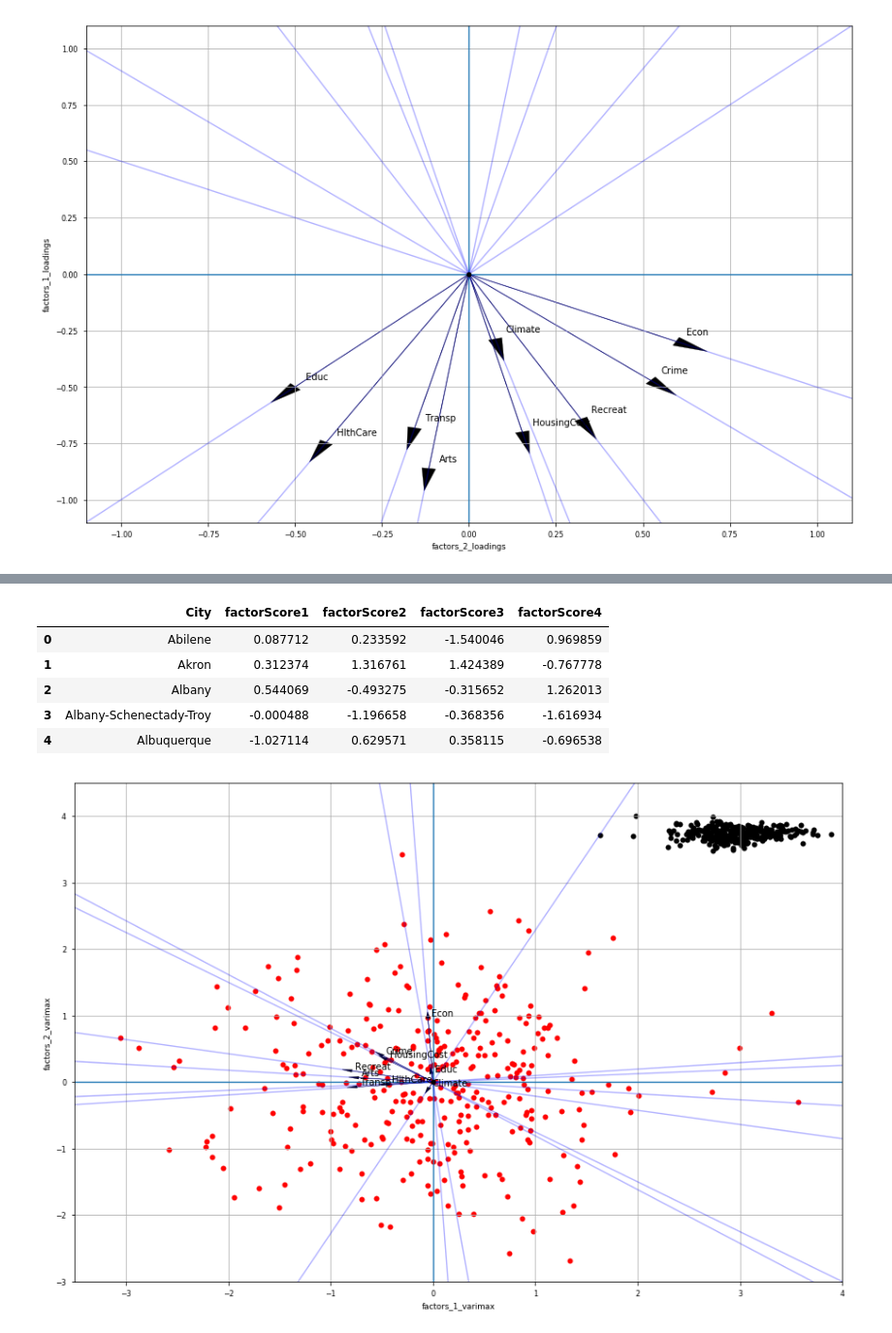
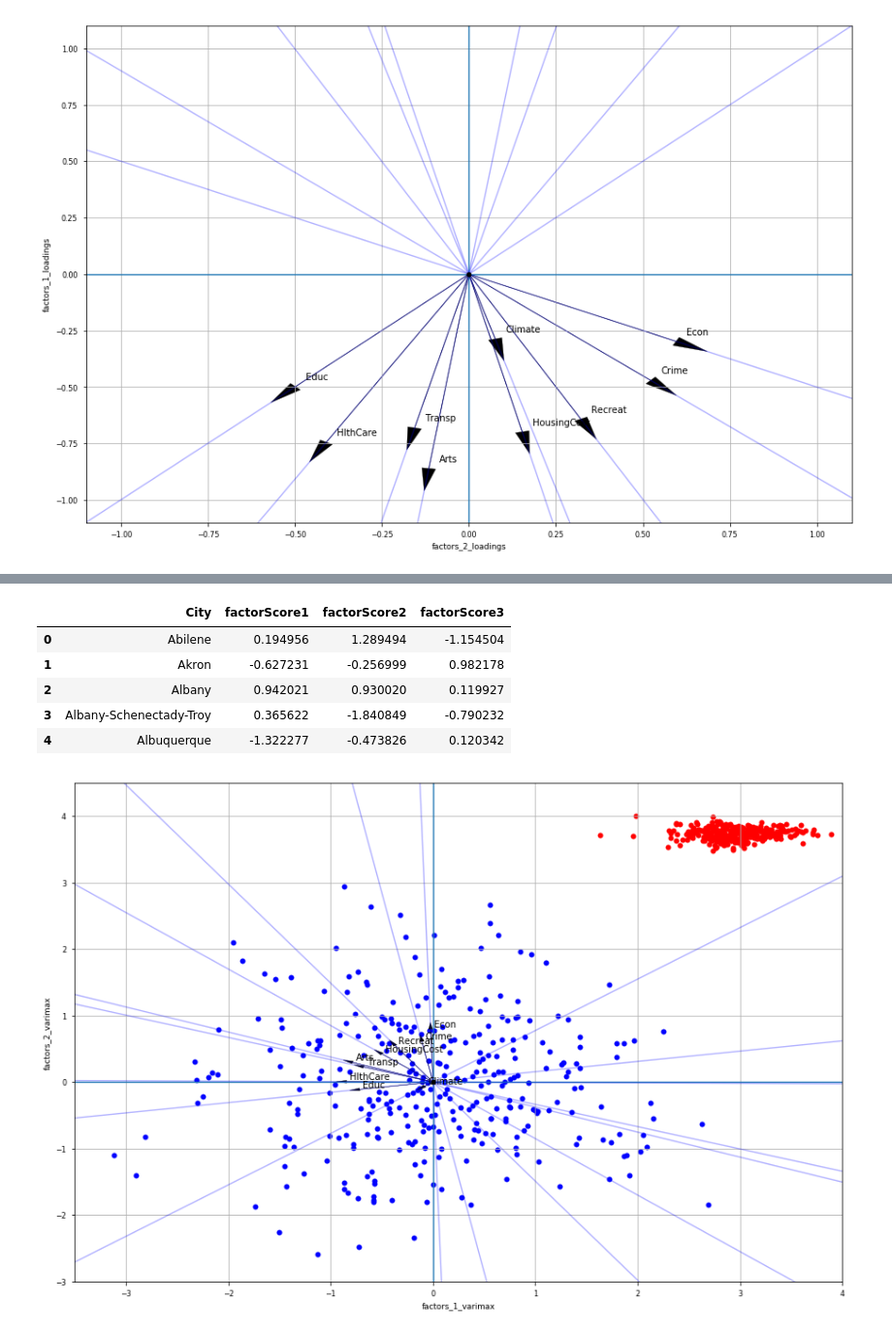
Before and after one commit to ErickEduardoAH/AnalisisMultivariado, a Jupyter notebook: 3.2 - Interdependence Spectral Analysis - factor analysis.ipynb, the cells around one changed output, grey strips where cells are left out. Shown at 97% size. Drawn from its saved outputs; the diff is of its cells as text; code cells hidden in the pictures.

Commit message:
agrego biplot de 3 factores

```diff
--- a/3.2 - Interdependence Spectral Analysis - factor analysis.ipynb
+++ b/3.2 - Interdependence Spectral Analysis - factor analysis.ipynb
@@ -191,7 +191,7 @@ def computeCommunalities(factorLoadingsPD):
     factorLoadingsPD[['residual_correlation']]=1-factorLoadingsPD[['communalities']]
     return factorLoadingsPD
 # %%
-k=4
+k=3
 factorLoadingsPD = pd.DataFrame(np.dot(eigenVectors,sqrtLambda[:,:k]),\
                                 columns=['factors_'+str(i+1)+'_loadings' for i in range(0,k)],\
                                 index=features)
@@ -282,19 +281,19 @@ factorScoresDF = sdPlatecRated.rdd.map(lambda r:((r[0]),)+\
                  .toDF(idCol+['factorScore'+str(i) for i in range(1,k+1)])
 factorScoresDF.limit(5).toPandas()
 # %% [output]
-|  | City | factorScore1 | factorScore2 | factorScore3 | factorScore4 |
-| 0 | Abilene | 0.087712 | 0.233592 | -1.540046 | 0.969859 |
-| 1 | Akron | 0.312374 | 1.316761 | 1.424389 | -0.767778 |
-| 2 | Albany | 0.544069 | -0.493275 | -0.315652 | 1.262013 |
-| 3 | Albany-Schenectady-Troy | -0.000488 | -1.196658 | -0.368356 | -1.616934 |
-| 4 | Albuquerque | -1.027114 | 0.629571 | 0.358115 | -0.696538 |
+|  | City | factorScore1 | factorScore2 | factorScore3 |
+| 0 | Abilene | 0.194956 | 1.289494 | -1.154504 |
+| 1 | Akron | -0.627231 | -0.256999 | 0.982178 |
+| 2 | Albany | 0.942021 | 0.930020 | 0.119927 |
+| 3 | Albany-Schenectady-Troy | 0.365622 | -1.840849 | -0.790232 |
+| 4 | Albuquerque | -1.322277 | -0.473826 | 0.120342 |
 # %%
 plt.figure(figsize=(15,10))
 plt.axis([-3.5,4,-3,4.5])
 factors = ['factors_1_loadings','factors_2_loadings']
 plotProjectedBase(plt,varimaxFactors,varimaxFactorsLoadingsPD,features)
-scatterPlot(plt,factorScoresDF,'factorScore1','factorScore2','Red')
-scatterPlot(plt,placesRatedDF,'HlthCare','Econ','Black')
+scatterPlot(plt,placesRatedDF,'HlthCare','Econ','Red')
+scatterPlot(plt,factorScoresDF,'factorScore1','factorScore2','Blue')
 plt.show()
 # %% [output]
-[figure, old version]
+[figure, new version]
```
Also changed, not shown: parts of 4 cells of this notebook.
